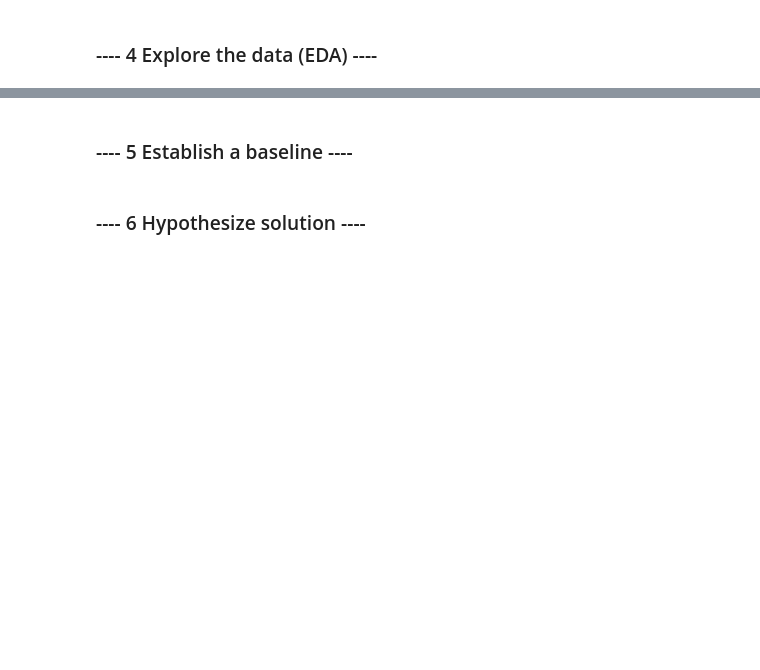
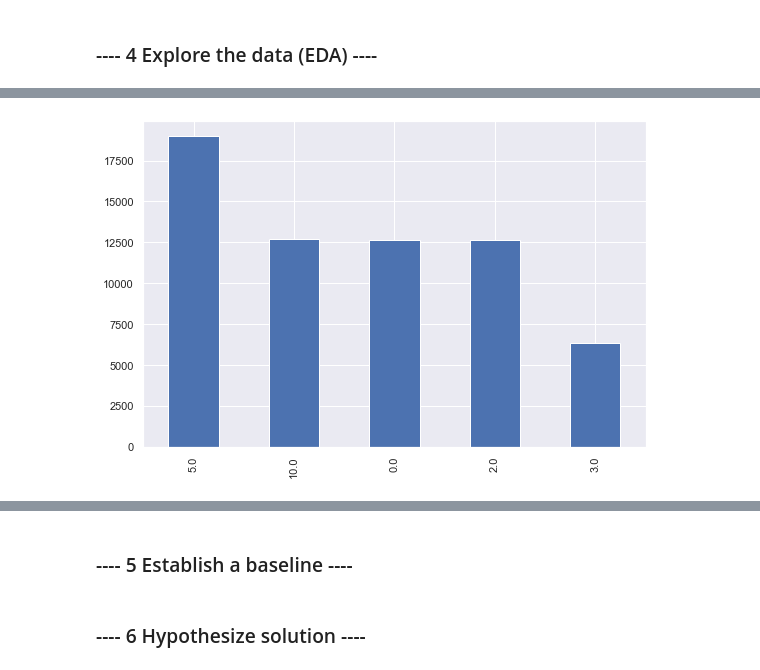
Before and after one commit to shabrown/Starbucks-Capstone-Challenge, a Jupyter notebook: Starbucks_Capstone_Challenge.ipynb, the cells around one changed output, grey strips where cells are left out. Saved outputs shown, nothing was run; the diff lists cells and outputs as text; code cells hidden in the pictures; blank space fills up the shorter version.

```diff
--- a/Starbucks_Capstone_Challenge.ipynb
+++ b/Starbucks_Capstone_Challenge.ipynb
@@ -524,0 +768,4 @@ print(IQR)
+# %%
+plot_bar(cleaned_df['reward'])
+# %% [output]
+[figure, added]
```
Also changed, not shown: parts of 63 cells of this notebook, 2 other files.
